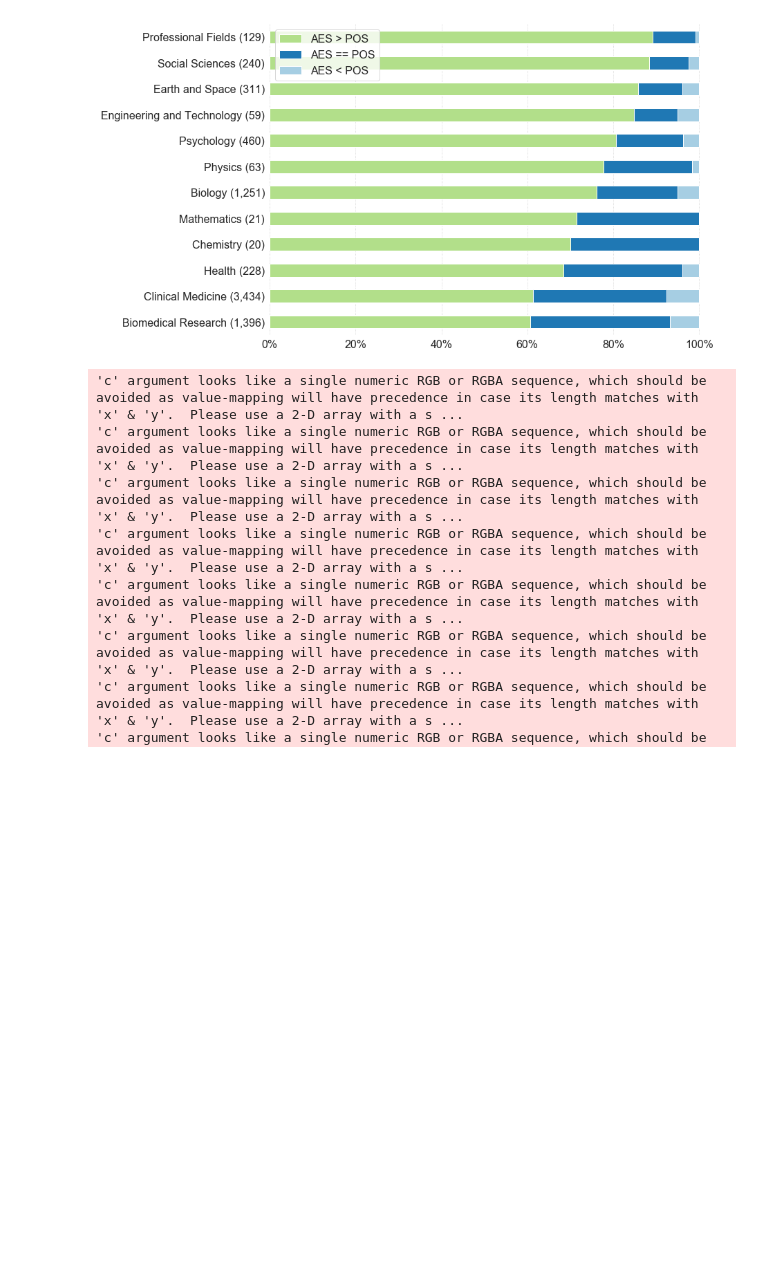
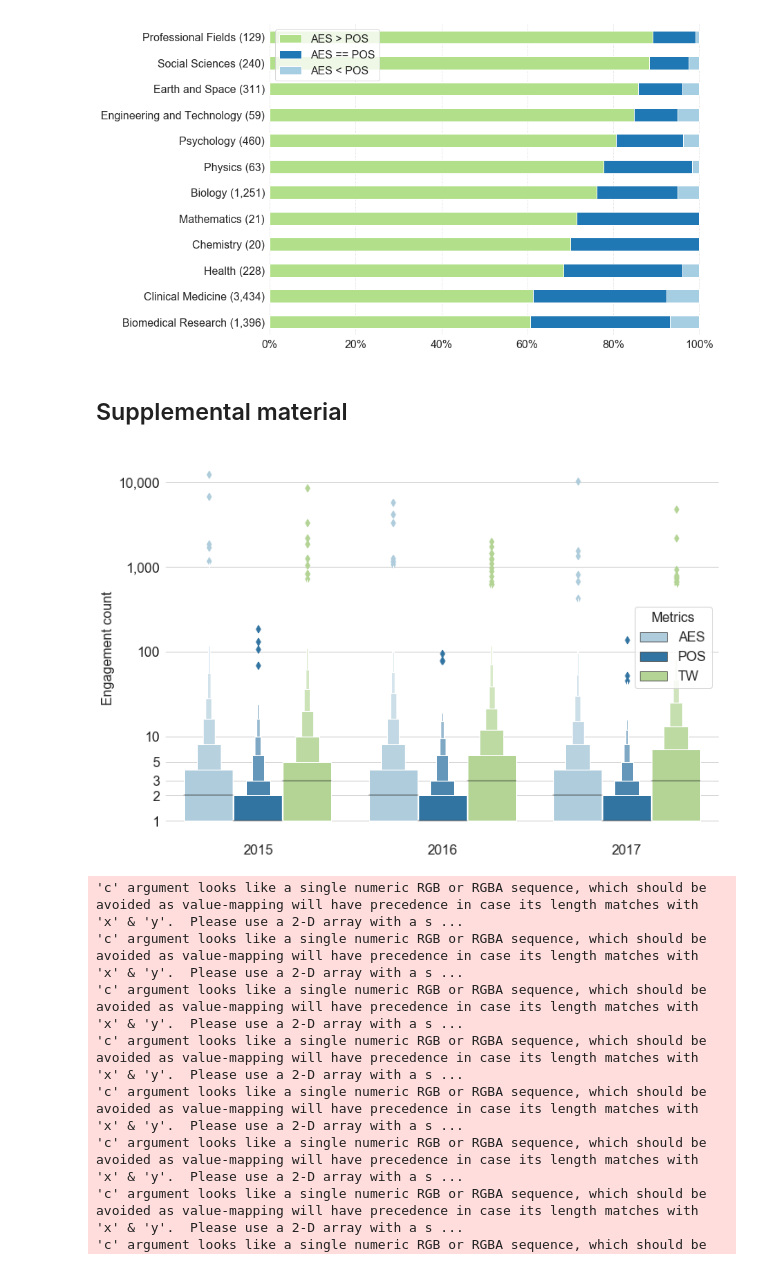
Before and after one commit to ScholCommLab/fhe-plos, a Jupyter notebook: analysis.ipynb, the cells around one changed output. Drawn from its saved outputs; the diff is of its cells as text; code cells hidden in the pictures; blank space fills up the shorter version.

```diff
--- a/analysis.ipynb
+++ b/analysis.ipynb
@@ -668,5 +681,25 @@ if save_figs:
 # %% [output]
 [figure]
+# %% [markdown]
+## Supplemental material
+# %%
+pdf = articles[metrics+["year"]]
+pdf = pdf.melt(value_vars=metrics, value_name="Engagement count", id_vars="year", var_name="Metrics")
+
+plt.figure()
+sns.boxenplot(x="year", y="Engagement count", hue="Metrics", data=pdf, palette=cm)
+
+plt.yscale("log")
+
+yticks = [1,2,3,5,10,100,1000,10000]
+plt.yticks(yticks, ["{:,}".format(_) for _ in yticks]);
+plt.xlabel("")
+sns.despine(top=True, bottom=True, left=True, right=True)
+
+if save_figs:
+    plt.savefig(figs + "supplemental_fig_8_metrics_over_years.png", bbox_inches="tight")
+# %% [output]
+[figure, added]
 # %%
 pdf = df.dropna()
 pdf = pdf[pdf.type != "AES == POS"]
```
Also changed, not shown: parts of 23 cells of this notebook, 1 other file.
